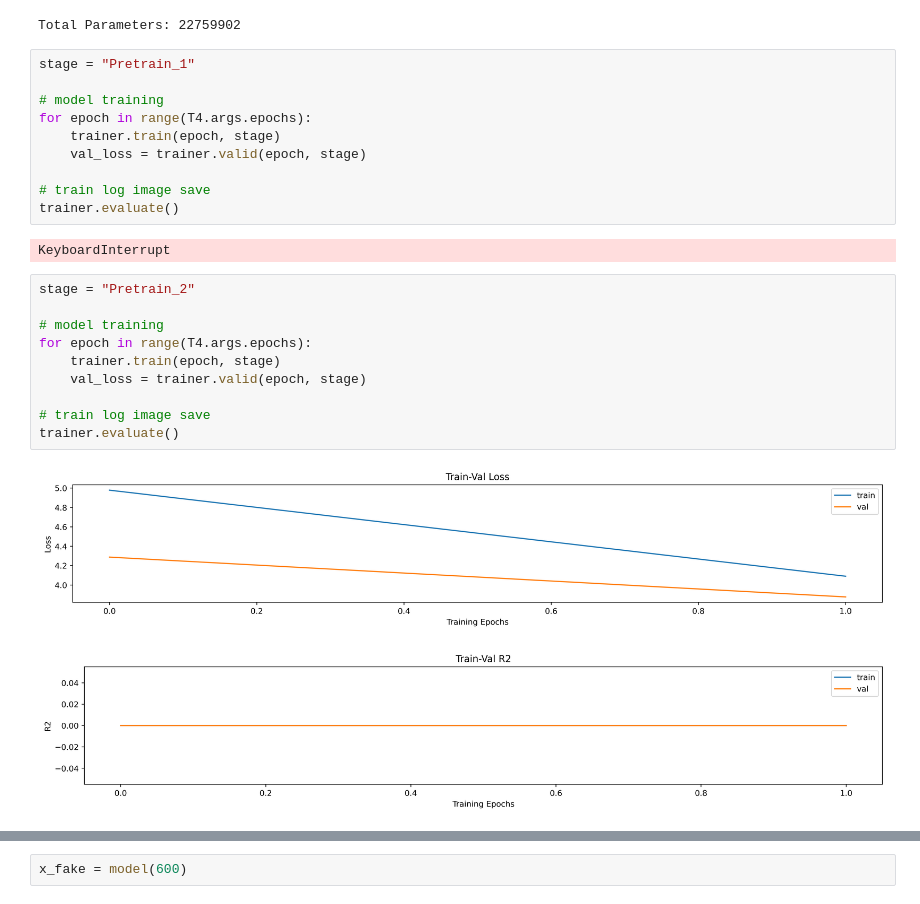
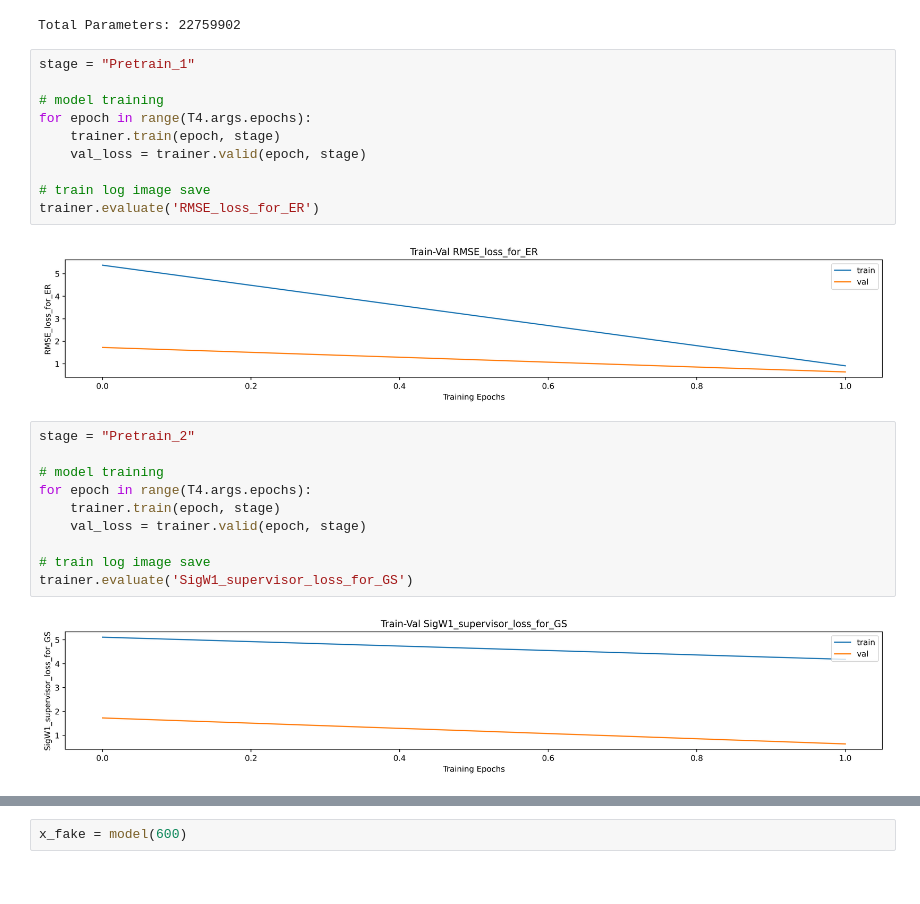
Before and after one commit to kimjuhwan1234/Study_DL_and_Coding, a Jupyter notebook: GENERATION/T4sigwgan.ipynb, the cells around one changed output, grey strips where cells are left out. Drawn from its saved outputs; the diff is of its cells as text.

```diff
--- a/GENERATION/T4sigwgan.ipynb
+++ b/GENERATION/T4sigwgan.ipynb
@@ -29,22 +29,21 @@ for epoch in range(T4.args.epochs):
     val_loss = trainer.valid(epoch, stage)
 
 # train log image save
-trainer.evaluate()
+trainer.evaluate('RMSE_loss_for_ER')
 # %% [output]
-KeyboardInterrupt
+[figure, added]
 # %%
 stage = "Pretrain_2"
 
 # model training
 for epoch in range(T4.args.epochs):
     trainer.train(epoch, stage)
     val_loss = trainer.valid(epoch, stage)
 
 # train log image save
-trainer.evaluate()
+trainer.evaluate('SigW1_supervisor_loss_for_GS')
 # %% [output]
-[figure, old version]
+[figure, new version]
-[figure, removed]
 # %%
 stage = "Finetune"
 
```
Also changed, not shown: parts of 3 cells of this notebook, 11 other files.
